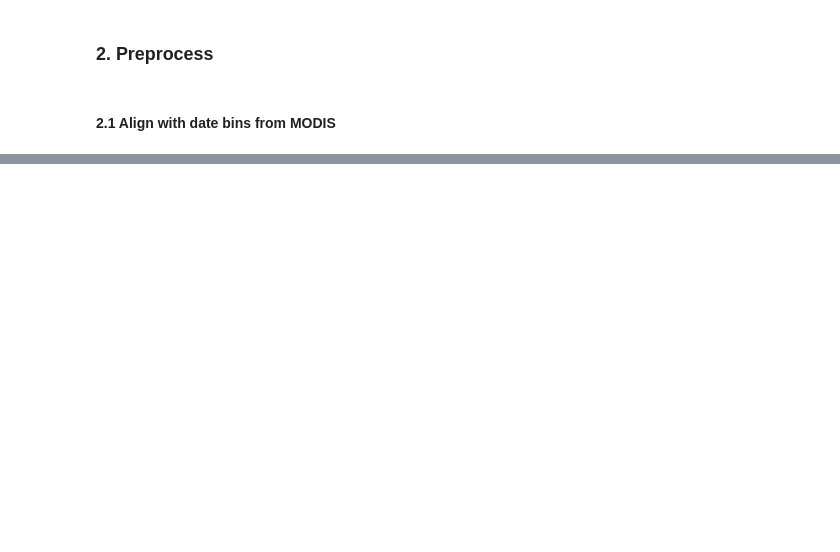
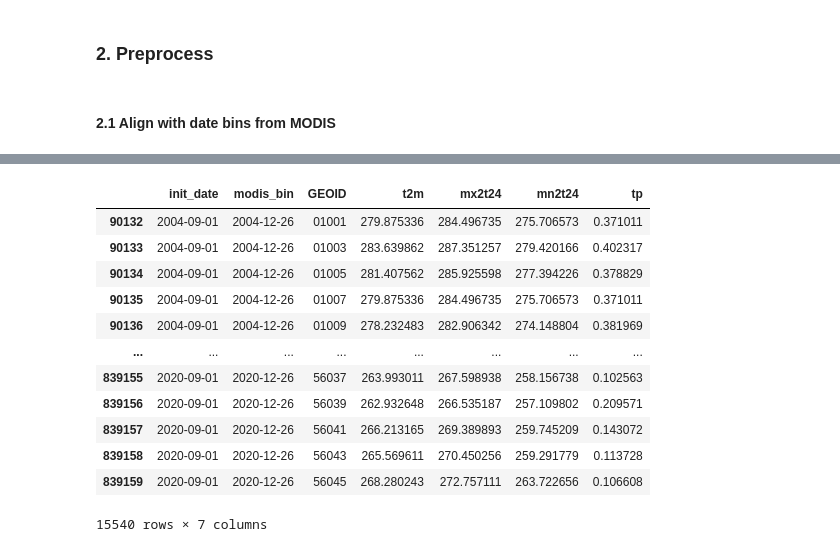
Before and after one commit to ellaampy/seasonal-yield-forecast, a Jupyter notebook: data_preparation/2_ecmwf_preprocessing.ipynb, the cells around one changed output, grey strips where cells are left out. Cells and saved outputs as stored; diff of their text form; code cells hidden in the pictures; blank space fills up the shorter version.

```diff
--- a/data_preparation/2_ecmwf_preprocessing.ipynb
+++ b/data_preparation/2_ecmwf_preprocessing.ipynb
@@ -115,0 +186,10 @@ ecmwf_geo.head()
+# %%
+counties_with_ecmwf = counties_with_ecmwf.merge(county_shapes_to_ecmwf_grids.drop(["index_right", "geometry"], axis=1), on="GEOID", how="left")
+
+counties_with_ecmwf["location"] = counties_with_ecmwf["latitude"].astype(str) + ", " + counties_with_ecmwf["longitude"].astype(str)
+
+counties_with_ecmwf = counties_with_ecmwf.merge(ecmwf_resampled.rename({"time":"init_date", "start_date_bin":"modis_bin"}, axis=1), on=["init_date", "modis_bin", "location"], how="left")
+
+counties_with_ecmwf = counties_with_ecmwf.groupby(["init_date", "modis_bin", "GEOID"])[["t2m", "mx2t24", "mn2t24", "tp"]].mean().reset_index()
+
+counties_with_ecmwf.head()
@@ -115,0 +207,16 @@ ecmwf_geo.head()
+# %%
+counties_with_ecmwf.loc[(counties_with_ecmwf["modis_bin"].dt.month == 12) & (counties_with_ecmwf["modis_bin"].dt.day == 26)]
+# %% [output]
+|  | init_date | modis_bin | GEOID | t2m | mx2t24 | mn2t24 | tp |
+| 90132 | 2004-09-01 | 2004-12-26 | 01001 | 279.875336 | 284.496735 | 275.706573 | 0.371011 |
+| 90133 | 2004-09-01 | 2004-12-26 | 01003 | 283.639862 | 287.351257 | 279.420166 | 0.402317 |
+| 90134 | 2004-09-01 | 2004-12-26 | 01005 | 281.407562 | 285.925598 | 277.394226 | 0.378829 |
+| 90135 | 2004-09-01 | 2004-12-26 | 01007 | 279.875336 | 284.496735 | 275.706573 | 0.371011 |
+| 90136 | 2004-09-01 | 2004-12-26 | 01009 | 278.232483 | 282.906342 | 274.148804 | 0.381969 |
+| ... | ... | ... | ... | ... | ... | ... | ... |
+| 839155 | 2020-09-01 | 2020-12-26 | 56037 | 263.993011 | 267.598938 | 258.156738 | 0.102563 |
+| 839156 | 2020-09-01 | 2020-12-26 | 56039 | 262.932648 | 266.535187 | 257.109802 | 0.209571 |
+| 839157 | 2020-09-01 | 2020-12-26 | 56041 | 266.213165 | 269.389893 | 259.745209 | 0.143072 |
+| 839158 | 2020-09-01 | 2020-12-26 | 56043 | 265.569611 | 270.450256 | 259.291779 | 0.113728 |
+| 839159 | 2020-09-01 | 2020-12-26 | 56045 | 268.280243 | 272.757111 | 263.722656 | 0.106608 |
+15540 rows × 7 columns
```
Also changed, not shown: parts of 22 cells of this notebook, 1 other file.
